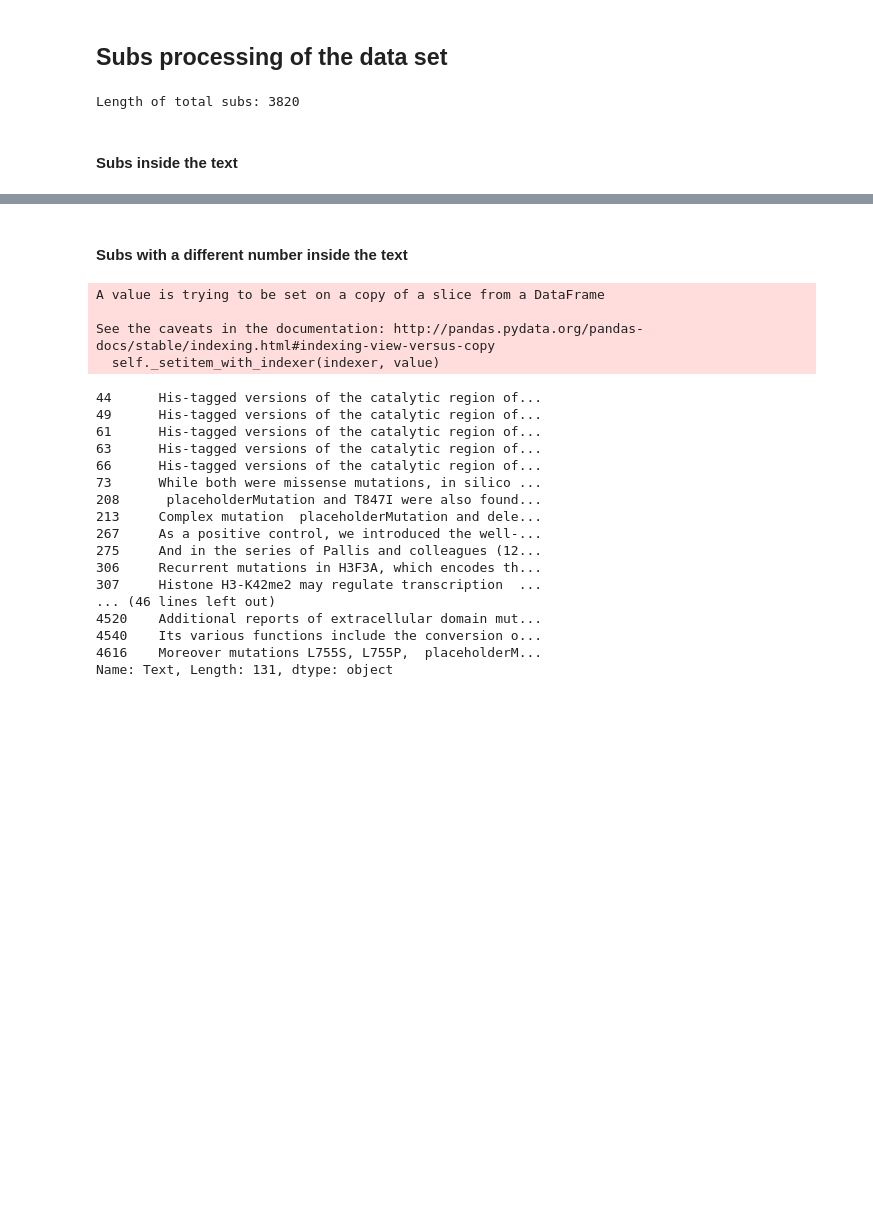
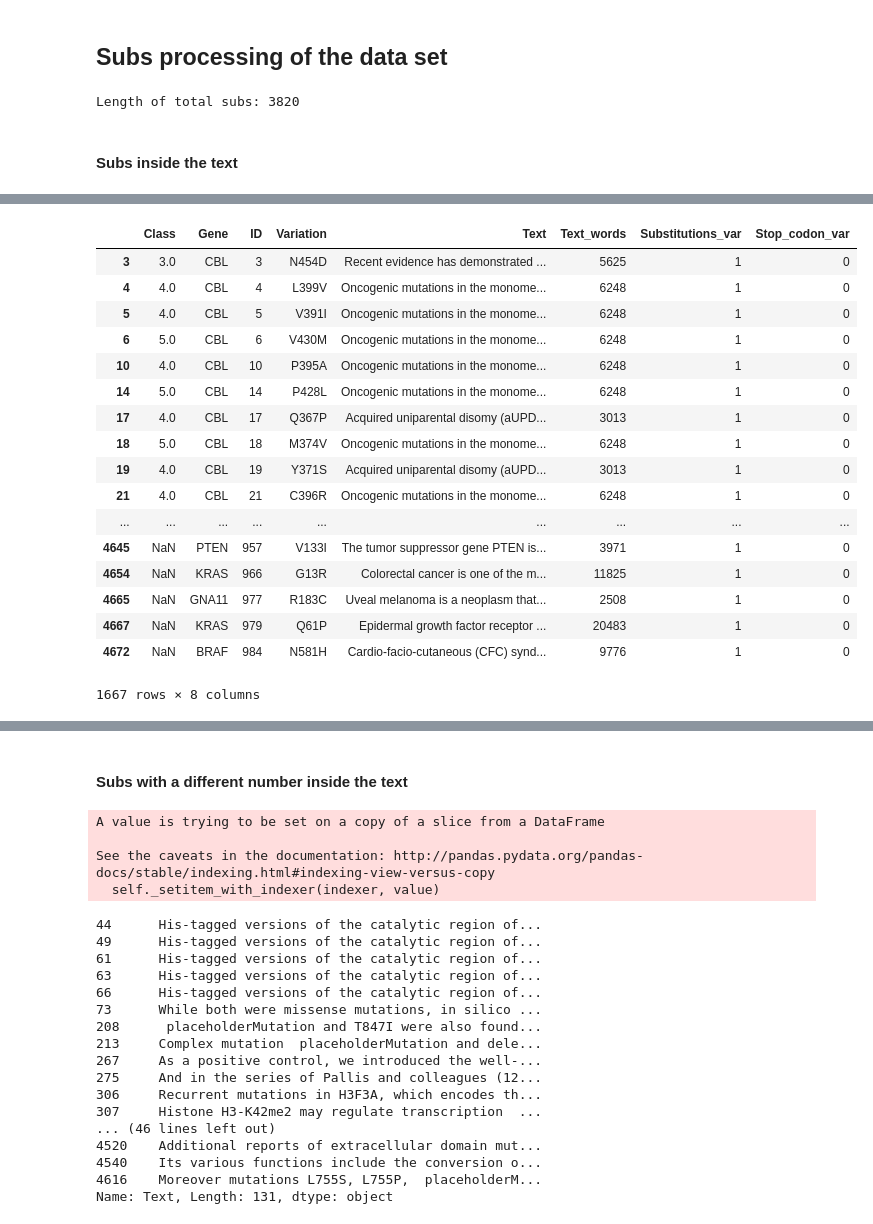
Before and after one commit to Sorelz/Kaggle_MSK, a Jupyter notebook: Window/w_Pre_Processing.ipynb, the cells around one changed output, grey strips where cells are left out. Saved outputs shown, nothing was run; the diff lists cells and outputs as text; code cells hidden in the pictures; blank space fills up the shorter version.

Commit message:
new changes bio and window pre

```diff
--- a/Window/w_Pre_Processing.ipynb
+++ b/Window/w_Pre_Processing.ipynb
@@ -111,7 +112,7 @@ def find_sub_pattern(data, pattern):
 ##### get_sentences_sub use a window to extract sentences where the subs appear.
 # If window_left & window_right = 0 => just taking the sentences with subs
 
-def get_sentences_sub(data, splitted_sentences, window_left, window_right):
+def get_sentences_sub(data, splitted_sentences):
     data.index = range(len(data)) #makes sure that index is right
     sentences_with_sub = [[] for _ in range(len(data))]
     for i in range(len(splitted_sentences)):
@@ -120,12 +121,12 @@ def get_sentences_sub(data, splitted_sentences, window_left, window_right):
         Variation = data.Variation[i][:-1]
         for j in range(len(sentences)):
             if (Variation in sentences[j]) or (one_to_three_variation in sentences[j]):
-                new_regex = r"[\S]*" + re.escape(Variation) + r"[\S]*" ###  r"[\S]*" because we look for Variation[:-1] not just Variation
-                sentences[j] = re.sub(new_regex, 'placeholderMutation', sentences[j]) #case 1
+                new_regex = re.escape(Variation) + r"[\S]*" ###  r"[\S]*" because we look for Variation[:-1] not just Variation
+                sentences[j] = re.sub(new_regex, ' placeholderMutation', sentences[j]) #case 1
                 ### We add the space to ' placeholderMutation' because sometimes there are letters in front of it
                 new_regex = re.escape(one_to_three_variation) + r"[\S]*"
                 sentences[j] = re.sub(new_regex, ' placeholderMutation', sentences[j]) #case 2
-                sentences_with_sub[i].extend(sentences[max(j-window_left,0) : min(j+1+window_right, len(sentences)-1)])
+                sentences_with_sub[i].extend(sentences[j:j+1])
 
     return sentences_with_sub
 
@@ -145,12 +146,11 @@ def get_sentences_sub_number(data, splitted_sentences, window_left, window_right
             Boolean = bool(re.search(new_regex, sentences[j]))
             if Boolean:
                 sentences[j] = re.sub(new_regex, ' placeholderMutation', sentences[j]) # Again replacing the sentence with placeholder
-                sentences_with_sub_number[i].extend(sentences[max(j-window_left,0) : min(j+1+window_right,len(sentences)-1)])
+                sentences_with_sub_number[i].extend(sentences[j:j+1])
 
     return sentences_with_sub_number
 
 # for substitutions that are still not found, use other keywords
-
 def get_sentences_pattern(data, splitted_sentences, pattern, window_left, window_right):
     data.index = range(len(data)) #makes sure that index is right
     sentences_with_sub = [[] for _ in range(len(data))]
@@ -158,6 +158,6 @@ def get_sentences_pattern(data, splitted_sentences, pattern, window_left, window
         sentences = splitted_sentences[i]
         for j in range(len(sentences)):
             if (pattern in sentences[j]):
-                sentences_with_sub[i].extend(sentences[max(j-window_left,0) : min(j+1+window_right, len(sentences)-1)])
+                sentences_with_sub[i].extend(sentences[j:j+1])
 
     return sentences_with_sub
@@ -193,10 +217,13 @@ sub_text, sub_no_text = find_sub(data_sub)
 # %%
 ## use tokenizer to split into sentences of all the subs in text
 NLTK_sub = [sent_tokenize(sub_text.Text[i]) for i in sub_text.index]
+# %%
+NLTK_window = copy.deepcopy(NLTK_sub) # a deep copy is necessary besauce something magical and strange happening without it
+NLTK_copy = copy.deepcopy(NLTK_sub) # for backup purposes
 # %%
 # extract window for the sub sentences where they appear
 # !! Use [:] because it makes a copy and doesn't change anything to the original indexes
-sub_sentences = get_sentences_sub(sub_text[:], NLTK_sub[:], window_left = 0, window_right = 0) # choosing for window 0 as default now
+sub_sentences = get_sentences_sub(sub_text[:], NLTK_copy[:]) # choosing for window 0 as default now
 sub_sentences_string = sentences_to_string(sub_sentences)
 # %%
 # Replace text in data_all
@@ -230,0 +254,28 @@ NameError: name 'sub_sentences_string' is not defined
+# %%
+######### Now use window for LENGTH<=5 (window = 2) LENGTHS <= 10 (window = 1)
+indexes = [index for index, sentences in enumerate(sub_sentences) if len(sentences) <= 10]
+sentence_lengths = [len(sentences) for index, sentences in enumerate(sub_sentences) if len(sentences) <= 10]
+NLTK_sub_window = [NLTK_window[i] for i in indexes]
+# %%
+new_index = sub_text.index[indexes]
+sub_window = sub_text.loc[new_index]
+sub_window #1663 cases with low length size
+# %% [output]
+|  | Class | Gene | ID | Variation | Text | Text_words | Substitutions_var | Stop_codon_var |
+| 3 | 3.0 | CBL | 3 | N454D | Recent evidence has demonstrated ... | 5625 | 1 | 0 |
+| 4 | 4.0 | CBL | 4 | L399V | Oncogenic mutations in the monome... | 6248 | 1 | 0 |
+| 5 | 4.0 | CBL | 5 | V391I | Oncogenic mutations in the monome... | 6248 | 1 | 0 |
+| 6 | 5.0 | CBL | 6 | V430M | Oncogenic mutations in the monome... | 6248 | 1 | 0 |
+| 10 | 4.0 | CBL | 10 | P395A | Oncogenic mutations in the monome... | 6248 | 1 | 0 |
+| 14 | 5.0 | CBL | 14 | P428L | Oncogenic mutations in the monome... | 6248 | 1 | 0 |
+| 17 | 4.0 | CBL | 17 | Q367P | Acquired uniparental disomy (aUPD... | 3013 | 1 | 0 |
+| 18 | 5.0 | CBL | 18 | M374V | Oncogenic mutations in the monome... | 6248 | 1 | 0 |
+| 19 | 4.0 | CBL | 19 | Y371S | Acquired uniparental disomy (aUPD... | 3013 | 1 | 0 |
+| 21 | 4.0 | CBL | 21 | C396R | Oncogenic mutations in the monome... | 6248 | 1 | 0 |
+| ... | ... | ... | ... | ... | ... | ... | ... | ... |
+| 4645 | NaN | PTEN | 957 | V133I | The tumor suppressor gene PTEN is... | 3971 | 1 | 0 |
+| 4654 | NaN | KRAS | 966 | G13R | Colorectal cancer is one of the m... | 11825 | 1 | 0 |
+| 4665 | NaN | GNA11 | 977 | R183C | Uveal melanoma is a neoplasm that... | 2508 | 1 | 0 |
+| 4667 | NaN | KRAS | 979 | Q61P | Epidermal growth factor receptor ... | 20483 | 1 | 0 |
+| 4672 | NaN | BRAF | 984 | N581H | Cardio-facio-cutaneous (CFC) synd... | 9776 | 1 | 0 |
+1667 rows × 8 columns
```
Also changed, not shown: parts of 7 cells of this notebook.
